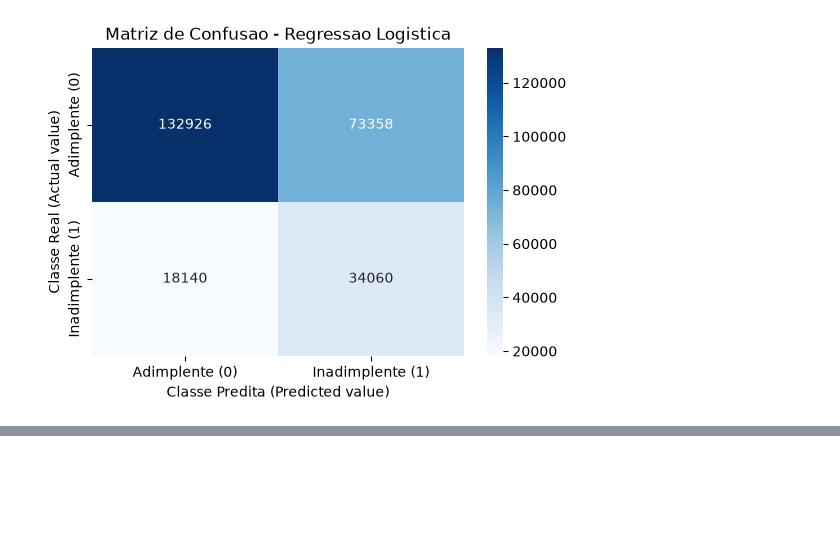
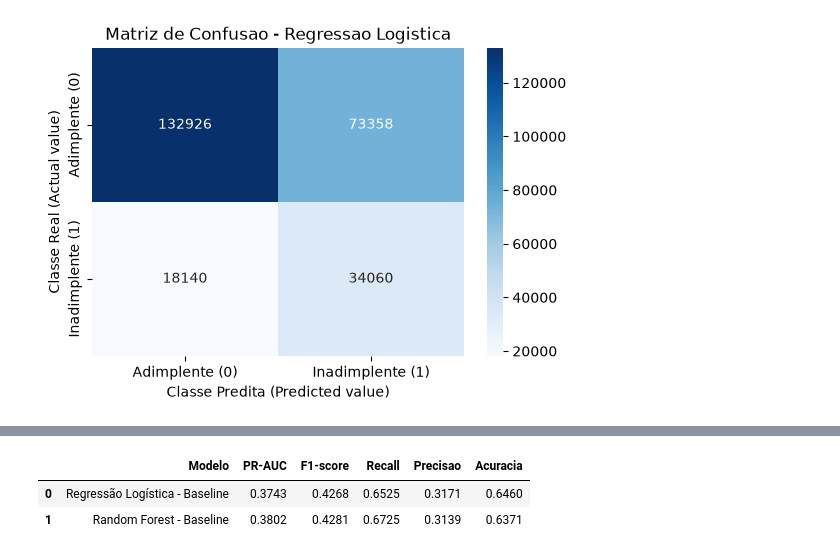
Before and after one commit to Heimrath/TCC-Inadimplencia-de-Credito, a Jupyter notebook: 03_Modelagem.ipynb, the cells around one changed output, grey strips where cells are left out. Drawn from its saved outputs; the diff is of its cells as text; code cells hidden in the pictures; blank space fills up the shorter version.

```diff
--- a/03_Modelagem.ipynb
+++ b/03_Modelagem.ipynb
@@ -100,0 +165,37 @@ Acuracia: 0.6460
+# %%
+# Registro dos resultados baseline na validação
+baseline_lr_results = {
+    "Modelo": "Regressão Logística - Baseline",
+    "PR-AUC": 0.3743,
+    "F1-score": 0.4268,
+    "Recall": 0.6525,
+    "Precisao": 0.3171,
+    "Acuracia": 0.6460,
+}
+
+baseline_rf_results = {
+    "Modelo": "Random Forest - Baseline",
+    "PR-AUC": 0.3802,
+    "F1-score": 0.4281,
+    "Recall": 0.6725,
+    "Precisao": 0.3139,
+    "Acuracia": 0.6371,
+}
+
+baseline_rf_params = {
+    "n_estimators": 100,
+    "max_depth": 10,
+    "class_weight": "balanced",
+    "random_state": 42,
+}
+
+baseline_comparison = pd.DataFrame([
+    baseline_lr_results,
+    baseline_rf_results,
+])
+
+baseline_comparison
+# %% [output]
+|  | Modelo | PR-AUC | F1-score | Recall | Precisao | Acuracia |
+| 0 | Regressão Logística - Baseline | 0.3743 | 0.4268 | 0.6525 | 0.3171 | 0.6460 |
+| 1 | Random Forest - Baseline | 0.3802 | 0.4281 | 0.6725 | 0.3139 | 0.6371 |
```
Also changed, not shown: parts of 8 cells of this notebook.
